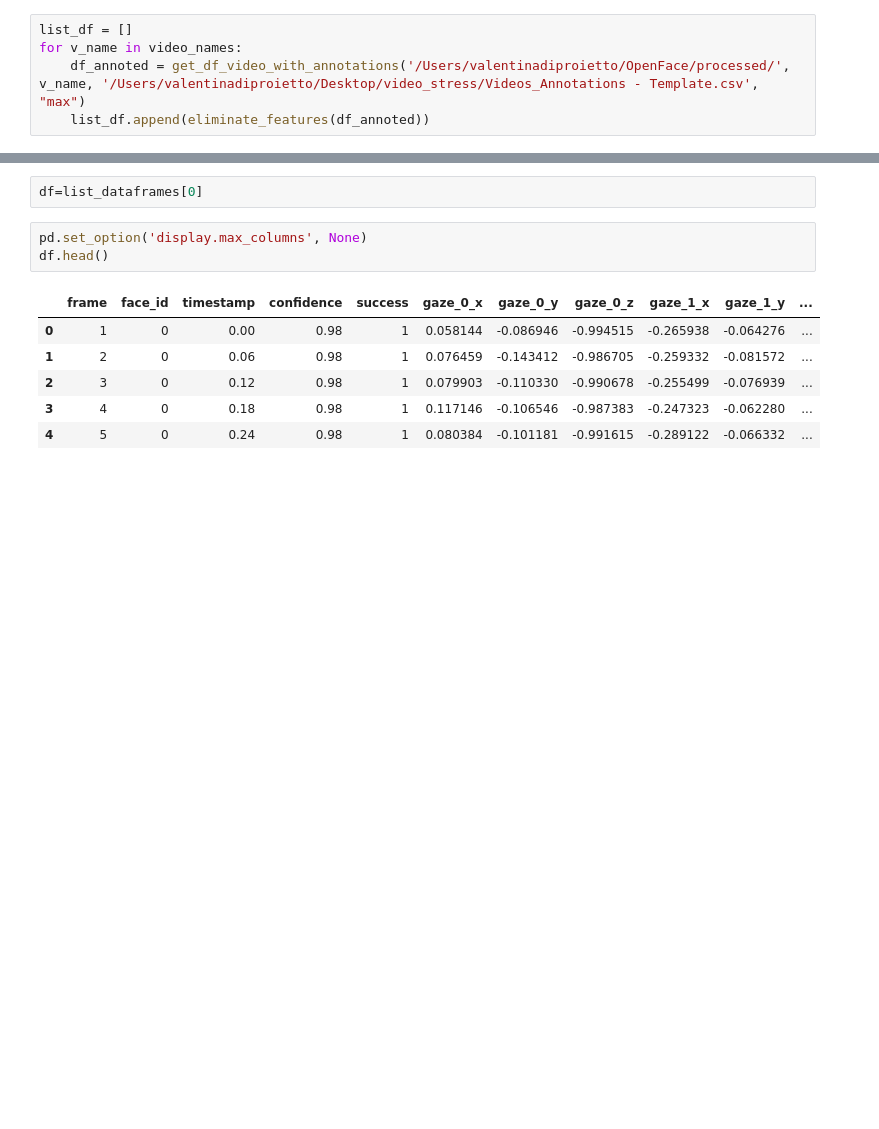
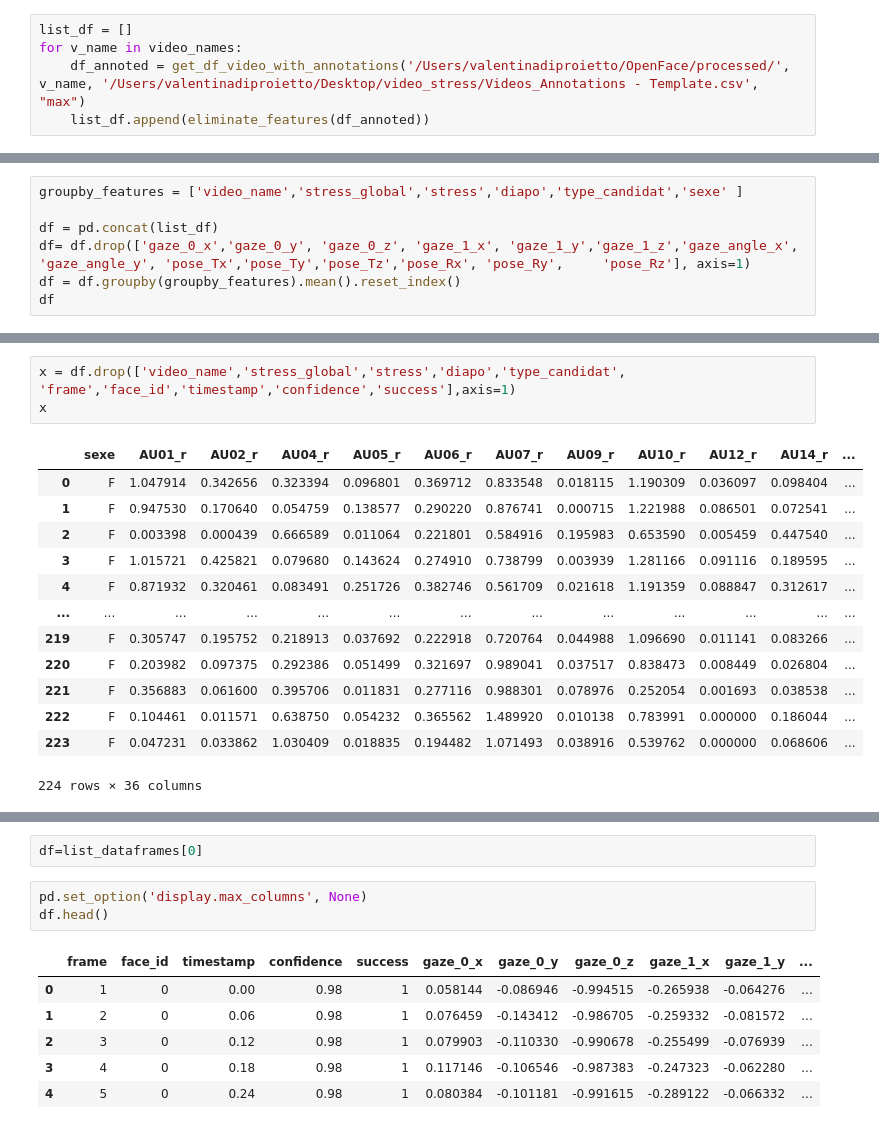
Before and after one commit to Projet-Fil-Rouge-AFPA/filrouge, a Jupyter notebook: Notebook_Valentina.ipynb, the cells around one changed output, grey strips where cells are left out. Drawn from its saved outputs; the diff is of its cells as text; blank space fills up the shorter version.

```diff
--- a/Notebook_Valentina.ipynb
+++ b/Notebook_Valentina.ipynb
@@ -141,0 +145,7 @@ print(rmse)
+# %%
+groupby_features = ['video_name','stress_global','stress','diapo','type_candidat','sexe' ]
+
+df = pd.concat(list_df)
+df= df.drop(['gaze_0_x','gaze_0_y',	'gaze_0_z',	'gaze_1_x', 'gaze_1_y','gaze_1_z','gaze_angle_x', 'gaze_angle_y', 'pose_Tx','pose_Ty','pose_Tz','pose_Rx', 'pose_Ry', 	'pose_Rz'], axis=1)
+df = df.groupby(groupby_features).mean().reset_index()
+df
@@ -141,0 +166,17 @@ print(rmse)
+# %%
+x = df.drop(['video_name','stress_global','stress','diapo','type_candidat', 'frame','face_id','timestamp','confidence','success'],axis=1)
+x
+# %% [output]
+|  | sexe | AU01_r | AU02_r | AU04_r | AU05_r | AU06_r | AU07_r | AU09_r | AU10_r | AU12_r | AU14_r | ... |
+| 0 | F | 1.047914 | 0.342656 | 0.323394 | 0.096801 | 0.369712 | 0.833548 | 0.018115 | 1.190309 | 0.036097 | 0.098404 | ... |
+| 1 | F | 0.947530 | 0.170640 | 0.054759 | 0.138577 | 0.290220 | 0.876741 | 0.000715 | 1.221988 | 0.086501 | 0.072541 | ... |
+| 2 | F | 0.003398 | 0.000439 | 0.666589 | 0.011064 | 0.221801 | 0.584916 | 0.195983 | 0.653590 | 0.005459 | 0.447540 | ... |
+| 3 | F | 1.015721 | 0.425821 | 0.079680 | 0.143624 | 0.274910 | 0.738799 | 0.003939 | 1.281166 | 0.091116 | 0.189595 | ... |
+| 4 | F | 0.871932 | 0.320461 | 0.083491 | 0.251726 | 0.382746 | 0.561709 | 0.021618 | 1.191359 | 0.088847 | 0.312617 | ... |
+| ... | ... | ... | ... | ... | ... | ... | ... | ... | ... | ... | ... | ... |
+| 219 | F | 0.305747 | 0.195752 | 0.218913 | 0.037692 | 0.222918 | 0.720764 | 0.044988 | 1.096690 | 0.011141 | 0.083266 | ... |
+| 220 | F | 0.203982 | 0.097375 | 0.292386 | 0.051499 | 0.321697 | 0.989041 | 0.037517 | 0.838473 | 0.008449 | 0.026804 | ... |
+| 221 | F | 0.356883 | 0.061600 | 0.395706 | 0.011831 | 0.277116 | 0.988301 | 0.078976 | 0.252054 | 0.001693 | 0.038538 | ... |
+| 222 | F | 0.104461 | 0.011571 | 0.638750 | 0.054232 | 0.365562 | 1.489920 | 0.010138 | 0.783991 | 0.000000 | 0.186044 | ... |
+| 223 | F | 0.047231 | 0.033862 | 1.030409 | 0.018835 | 0.194482 | 1.071493 | 0.038916 | 0.539762 | 0.000000 | 0.068606 | ... |
+224 rows × 36 columns
```
Also changed, not shown: parts of 11 cells of this notebook, 1 other file.
